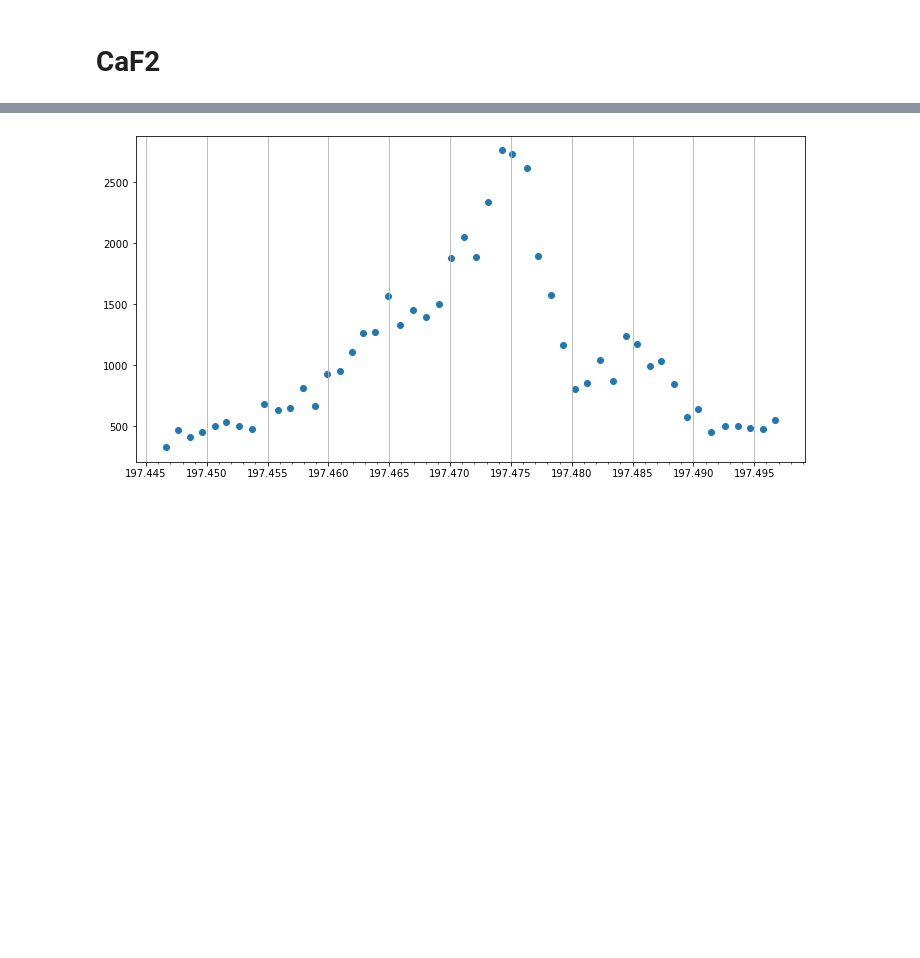
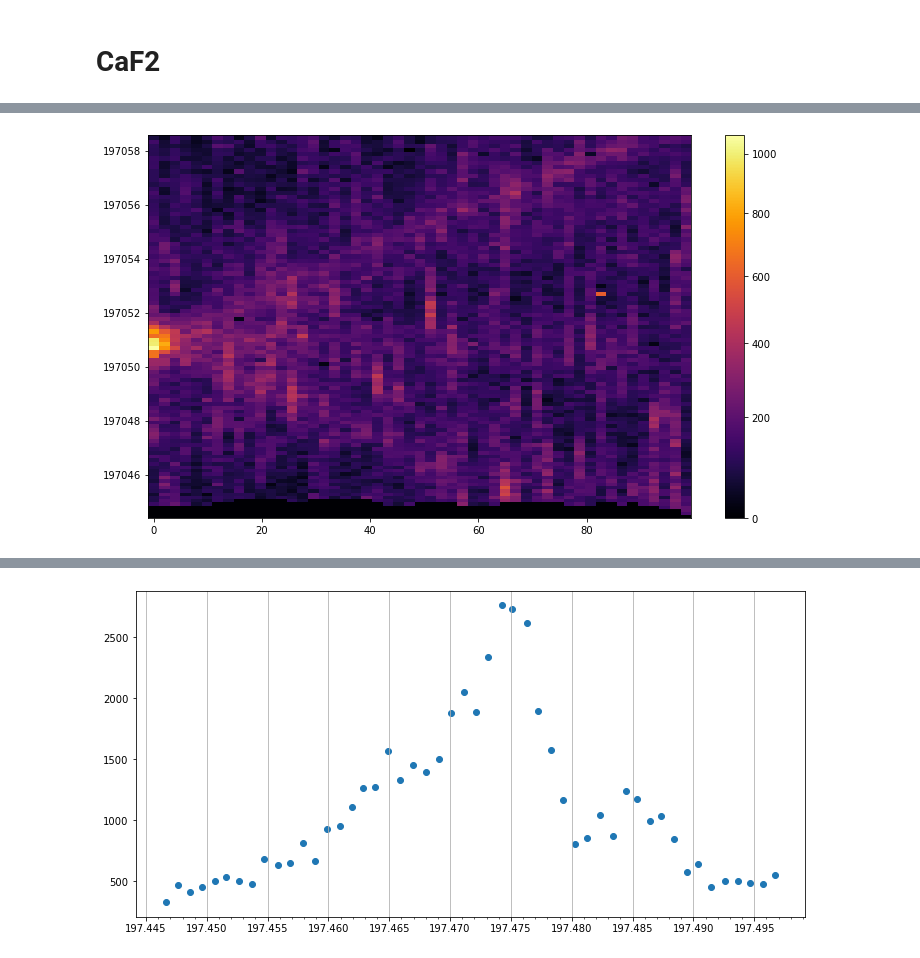
Before and after one commit to funkyguts/Angela-Honours, a Jupyter notebook: analysis/Zeeman Spectra.ipynb, the cells around one changed output, grey strips where cells are left out. Saved outputs shown, nothing was run; the diff lists cells and outputs as text; code cells hidden in the pictures; blank space fills up the shorter version.

```diff
--- a/analysis/Zeeman Spectra.ipynb
+++ b/analysis/Zeeman Spectra.ipynb
@@ -373,0 +320,19 @@ Site Cubic: $Z_1 \to Y_2$ at 199.242 THz
+# %%
+# Default: [frequency (THz), wavelength (nm), label]
+CaF_trn_0220 = {
+    'A_Z1Y1': [197.05, 1521.296, r'A: $Z_1 \to Y_1$'],
+    'G1_Z1Y1': [197.4686, 1518.070, r'G1: $Z_1 \to Y_1$'],
+    'A_Z1Y2': [197.913, 1514.664, r'A: $Z_1 \to Y_2$'],
+    'G1_Z1Y2': [198.2567, 1512.037, r'G1: $Z_1 \to Y_2$'],
+    'B_Z1Y1': [198.76215, 1508.195, r'B: $Z_1 \to Y_1$'],
+    'Cube_Z1Y1': [198.927, 1506.945, r'Cubic: $Z_1 \to Y_1$'],
+    'Cube_Z1Y2':[199.242, 1504.563, r'Cubic: $Z_1 \to Y_2$']
+    }
+
+CaF_all_freqsVpeaks_0220, CaF_timeLimit_0220 = collect_piezo_by_field(caf_0220_run6,
+                                          sites = CaF_trn_0220,
+                                          aom = 0.380,
+                                          countWhichBins = [10, 80],
+                                          ylim = [0, 4e3])
+
+print(CaF_timeLimit_0220)
@@ -373,0 +341,77 @@ Site Cubic: $Z_1 \to Y_2$ at 199.242 THz
+# %%
+%matplotlib inline
+# %matplotlib
+plt.ion()
+
+countLims = [2e3, 2e3, 6.5e3, 9.2e2, 7e2, 1.8e3, 7.6e2]
+csvNames = ['A_Z1Y1', 'G1_Z1Y1', 'A_Z1Y2', 'G1_Z1Y2', 'B_Z1Y1', 'C_Z1Y1', 'C_Z1Y2']
+
+for i, site in enumerate(CaF_trn_0220):
+    selected_points.clear()
+
+    # ID each site
+    site = CaF_trn_0220[f'{site}']
+    wavelength = site[1]
+    siteData = CaF_all_freqsVpeaks_0220[f'{wavelength:.3f}']
+    print(f'Site {site[2]} at {site[0]} THz')
+    print(csvNames[i])
+
+    # Process to extract data
+    counts_matrix, freqs_matrix, currents, freqs = process_colourmap(siteData)
+    fields = currents * mango_cc
+
+    # Filter for outliers
+    counts_matrix[counts_matrix > countLims[i]] = 0
+
+    # Plot average centre frequency for each piezo scan at field
+    centre_freqs = np.median(freqs_matrix, axis = 0)
+    detuned_freqs = (centre_freqs - site[0]*1e6)
+    bin_width = abs(freqs_matrix[:, -1][-1] - freqs_matrix[:, -1][0])/len(freqs_matrix[:, -1])
+    detuned_bins = np.floor(detuned_freqs/bin_width) # Round detuning to number of bins in frequency
+
+    # Account for piezo drift by shifting columns
+    shift_spectrum = np.zeros_like(counts_matrix)
+    n_rows, n_cols = shift_spectrum.shape
+    for j in range(n_cols):
+        shift = int(detuned_bins[j])
+        col = counts_matrix[:, j]
+        if shift > 0:  # shift down
+            shift_spectrum[shift:, j] = col[:-shift]
+        elif shift < 0:  # shift up
+            shift_spectrum[:shift, j] = col[-shift:]
+        else:
+            shift_spectrum[:, j] = col
+    counts_matrix = shift_spectrum
+
+    # Plot Zeeman spectrum
+    plt.figure(figsize = (10, 6))
+    plt.pcolormesh(fields, freqs[2:-1]/1e3, counts_matrix[2:-1, :], cmap = 'inferno', norm = colors.PowerNorm(gamma = 0.8))
+    plt.colorbar()
+    plt.tight_layout()
+    plt.ticklabel_format(useOffset = False, style = 'plain', axis = 'both')
+    plt.show()
+
+    # Save matrices of counts and frequencies
+    counts_matrix = pd.DataFrame(counts_matrix)
+    freqs_matrix = pd.DataFrame(freqs_matrix)
+    freqs_array = pd.DataFrame(freqs)
+    currents_array = pd.DataFrame(currents)
+
+    savePathCounts = r'C:\Users\Mario\Documents\GitHub\Angela Honours\data processed\2026-02-20\caf pre anneal\zeeman\counts'
+    savePathFreqsMatrix = r'C:\Users\Mario\Documents\GitHub\Angela Honours\data processed\2026-02-20\caf pre anneal\zeeman\freqs'
+    savePathFreqsArray = r'C:\Users\Mario\Documents\GitHub\Angela Honours\data processed\2026-02-20\caf pre anneal\zeeman\ref'
+    savePathCurrents = r'C:\Users\Mario\Documents\GitHub\Angela Honours\data processed\2026-02-20\caf pre anneal\zeeman\currents'
+
+    os.makedirs(savePathCounts, exist_ok = True)
+    os.makedirs(savePathFreqsMatrix, exist_ok = True)
+    os.makedirs(savePathFreqsArray, exist_ok = True)
+    os.makedirs(savePathCurrents, exist_ok = True)
+
+    counts_matrix.to_csv(os.path.join(savePathCounts, fr'{csvNames[i]} zeeman counts.csv'))
+    freqs_matrix.to_csv(os.path.join(savePathFreqsMatrix, fr'{csvNames[i]} zeeman freqs.csv'))
+    freqs_array.to_csv(os.path.join(savePathFreqsArray, fr'{csvNames[i]} zeeman ref freqs.csv'))
+    currents_array.to_csv(os.path.join(savePathCurrents, fr'{csvNames[i]} zeeman currents.csv'))
+
+    # # Find and save peaks - iterate for each line
+    # find_zeeman_peaks_with_click(counts_matrix[2:-1, :], freqs_matrix[2:-1, :], fields, desc = f'sic_{site[0]:.3f}_THz')
+# %% [output]
@@ -373,0 +420 @@ Site Cubic: $Z_1 \to Y_2$ at 199.242 THz
+[figure, added]
```
Also changed, not shown: parts of 45 cells of this notebook, 2 other files.
